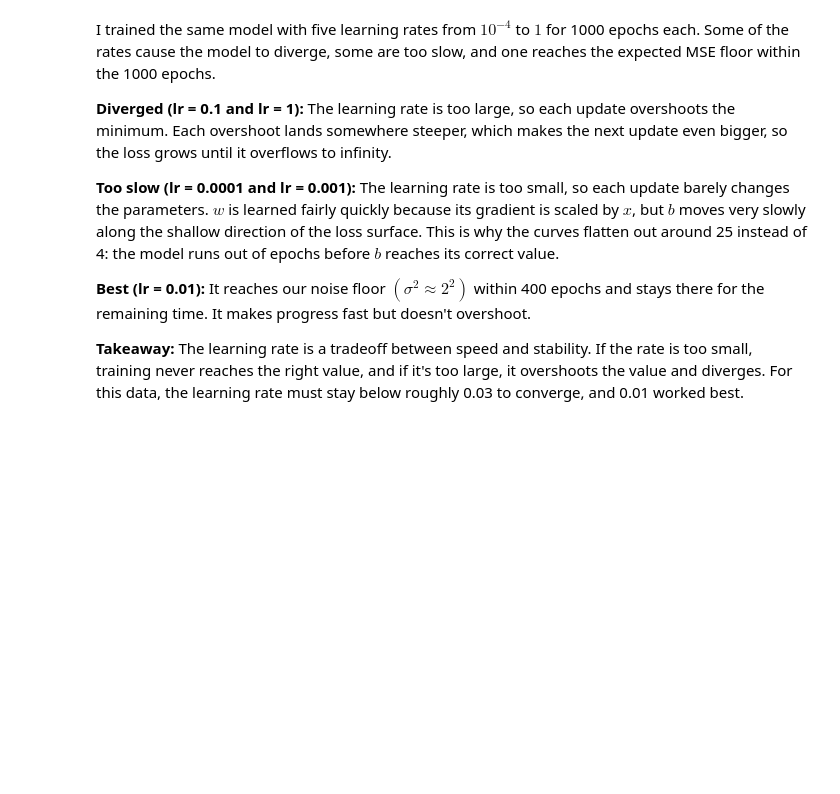
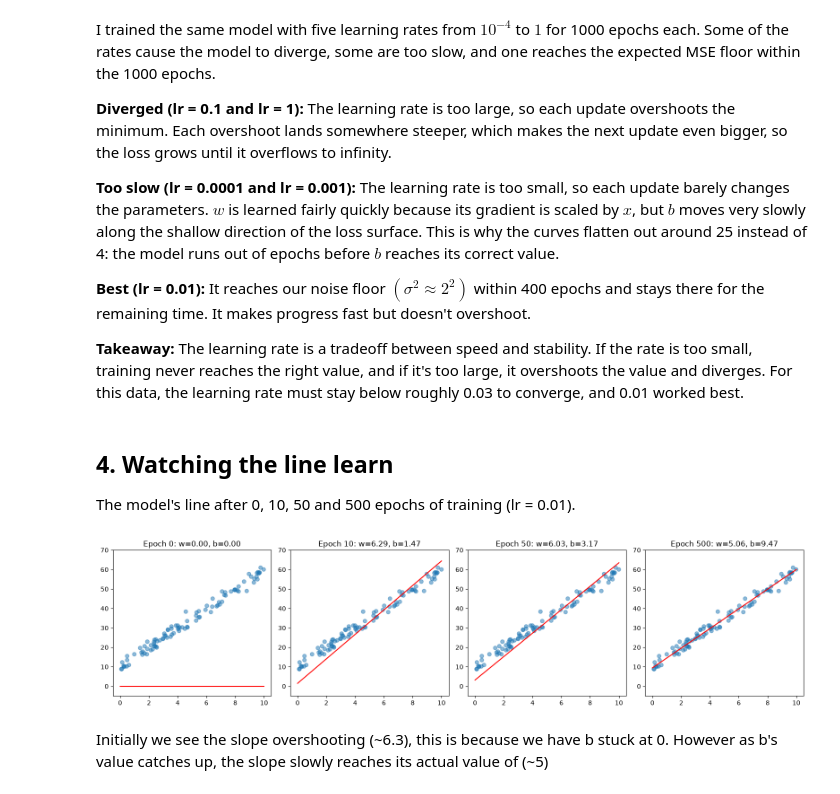
Before and after one commit to travella08/ml-from-scratch, a Jupyter notebook: 01-linear-regression/experiments.ipynb, the cells around one changed output. Drawn from its saved outputs; the diff is of its cells as text; code cells hidden in the pictures; blank space fills up the shorter version.

```diff
--- a/01-linear-regression/experiments.ipynb
+++ b/01-linear-regression/experiments.ipynb
@@ -102,3 +106,23 @@ I trained the same model with five learning rates from $10^{-4}$ to $1$ for 1000
 **Best (lr = 0.01):** It reaches our noise floor $(\sigma^2 \approx 2^2)$ within 400 epochs and stays there for the remaining time. It makes progress fast but doesn't overshoot.
 
 **Takeaway:** The learning rate is a tradeoff between speed and stability. If the rate is too small, training never reaches the right value, and if it's too large, it overshoots the value and diverges. For this data, the learning rate must stay below roughly 0.03 to converge, and 0.01 worked best.
+# %% [markdown]
+## 4. Watching the line learn
+
+The model's line after 0, 10, 50 and 500 epochs of training (lr = 0.01).
+# %%
+fig, axes = plt.subplots(1,4,figsize=(16,4))
+x_line = np.linspace(0,10,100)
+for ax, n_epochs in zip(axes, [0, 10, 50, 500]):
+    w_n, b_n, losses_n = train(X, y, lr=0.01, epochs=n_epochs)
+    ax.scatter(x, y, alpha=0.5)
+    ax.plot(x_line, predict(x_line.reshape(-1, 1), w_n, b_n), color="red")
+    ax.set_title(f"Epoch {n_epochs}: w={w_n[0]:.2f}, b={b_n:.2f}")
+    ax.set_ylim(-5, 70)
+plt.tight_layout()
+plt.savefig("assets/line_fitting.png", dpi=150, bbox_inches="tight")
+plt.show()
+# %% [output]
+[figure, added]
+# %% [markdown]
+Initially we see the slope overshooting  (~6.3), this is because we have b stuck at 0. However as b's value catches up, the slope slowly reaches its actual value of (~5)
```
Also changed, not shown: parts of 9 cells of this notebook, 2 other files.
